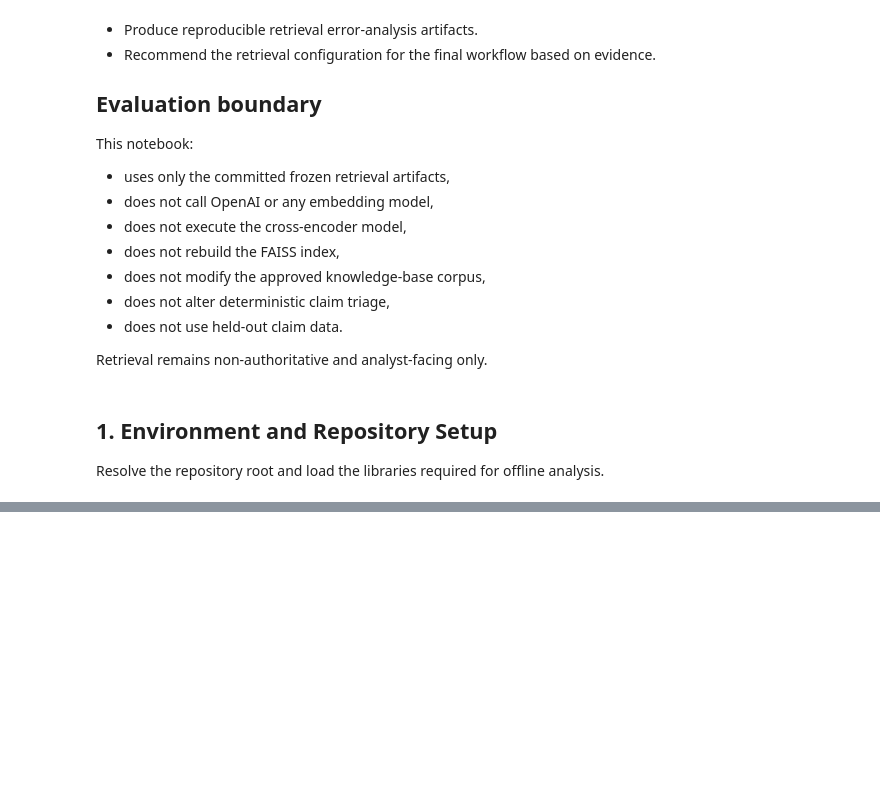
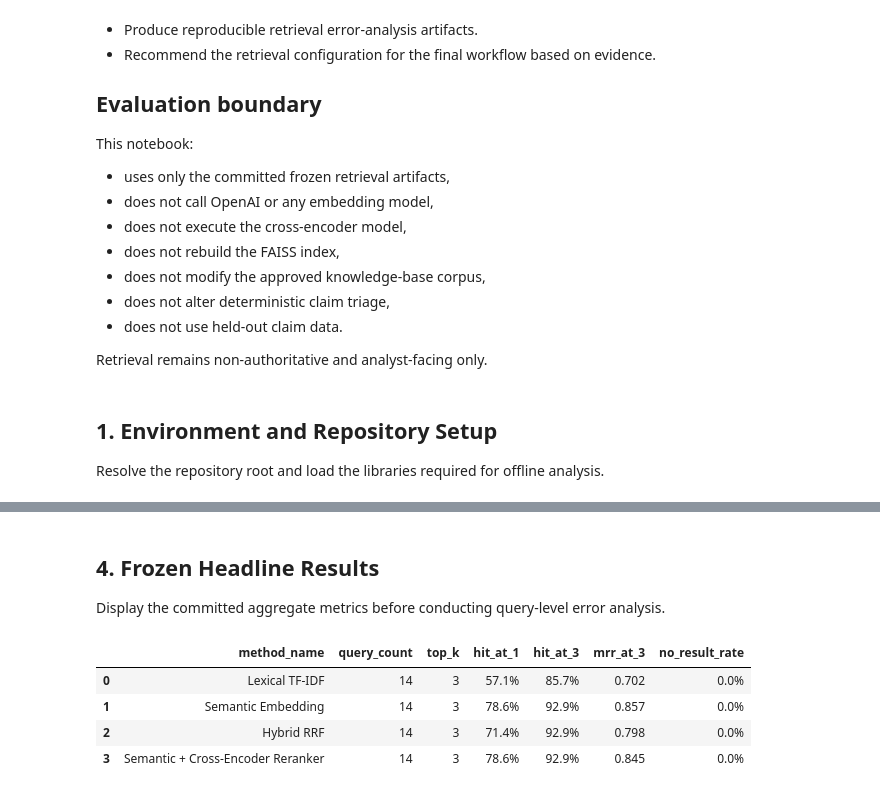
Before and after one commit to sadiqs3/DP_claims_triage, a Jupyter notebook: notebooks/08_retrieval_error_analysis.ipynb, the cells around one changed output, grey strips where cells are left out. Cells and saved outputs as stored; diff of their text form; code cells hidden in the pictures; blank space fills up the shorter version.

```diff
--- a/notebooks/08_retrieval_error_analysis.ipynb
+++ b/notebooks/08_retrieval_error_analysis.ipynb
@@ -32,0 +345,39 @@ Resolve the repository root and load the libraries required for offline analysis
+# %% [markdown]
+## 4. Frozen Headline Results
+
+Display the committed aggregate metrics before conducting query-level error analysis.
+# %%
+summary_display = summary_metrics.copy()
+
+for column in [
+    "hit_at_1",
+    "hit_at_3",
+    "no_result_rate",
+]:
+    summary_display[column] = summary_display[column].map(
+        lambda value: f"{value:.1%}"
+    )
+
+summary_display["mrr_at_3"] = summary_display["mrr_at_3"].map(
+    lambda value: f"{value:.3f}"
+)
+
+display(
+    summary_display[
+        [
+            "method_name",
+            "query_count",
+            "top_k",
+            "hit_at_1",
+            "hit_at_3",
+            "mrr_at_3",
+            "no_result_rate",
+        ]
+    ]
+)
+# %% [output]
+|  | method_name | query_count | top_k | hit_at_1 | hit_at_3 | mrr_at_3 | no_result_rate |
+| 0 | Lexical TF-IDF | 14 | 3 | 57.1% | 85.7% | 0.702 | 0.0% |
+| 1 | Semantic Embedding | 14 | 3 | 78.6% | 92.9% | 0.857 | 0.0% |
+| 2 | Hybrid RRF | 14 | 3 | 71.4% | 92.9% | 0.798 | 0.0% |
+| 3 | Semantic + Cross-Encoder Reranker | 14 | 3 | 78.6% | 92.9% | 0.845 | 0.0% |
```
Also changed, not shown: parts of 20 cells of this notebook.
